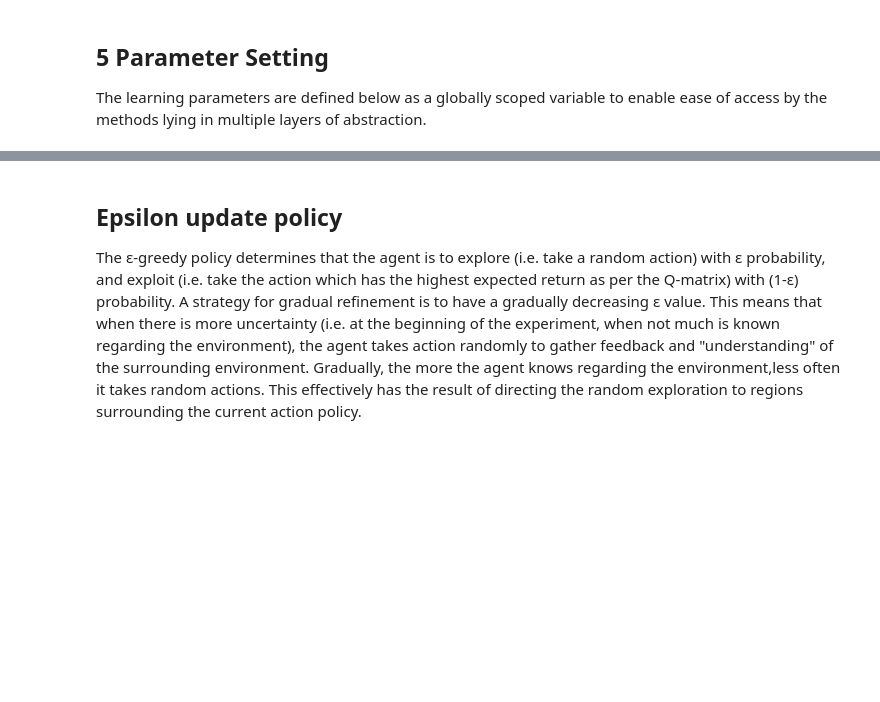
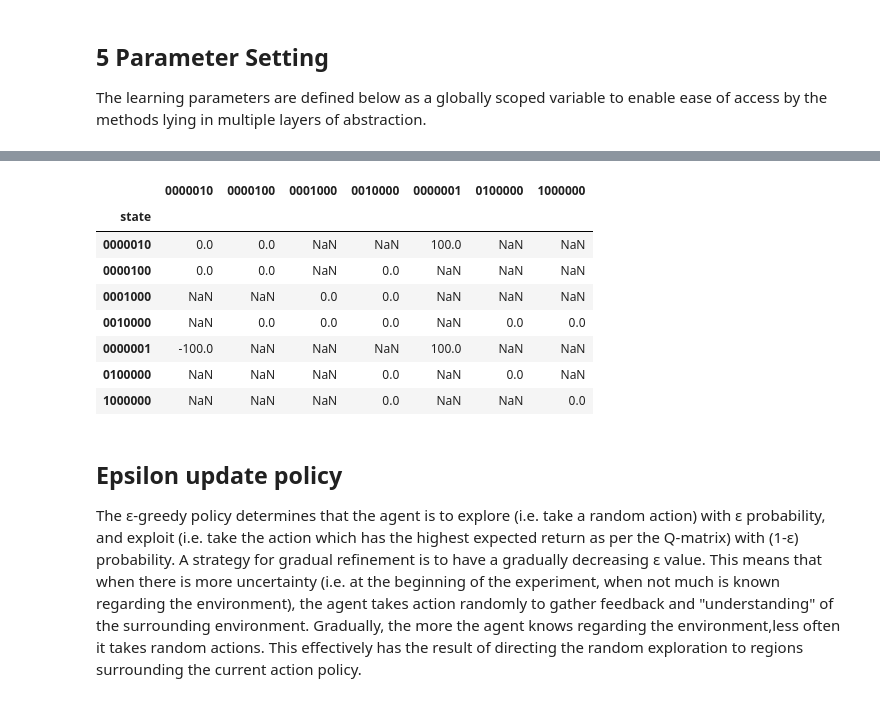
Before and after one commit to melloflavio/2019-SoftwareAgents-CW, a Jupyter notebook: Coursework.ipynb, the cells around one changed output, grey strips where cells are left out. Cells and saved outputs as stored; diff of their text form; code cells hidden in the pictures; blank space fills up the shorter version.

```diff
--- a/Coursework.ipynb
+++ b/Coursework.ipynb
@@ -230,15 +248,0 @@ For generating the R-matrix, the program simply starts with the transition matri
-# %%
-def generate_reward_matrix(agent_id, num_agents):
-    reward = EXPERIMENT['return']
-    penalty = EXPERIMENT['penalty']
-#     Start with Transistion Matrix which already has 0 for all transitions
-    reward_matrix = generate_transition_matrix(agent_id, num_agents)
-
-#     Set reward at possible transitions to terminal state
-    terminal_state = get_terminal_state(num_agents)
-    possible_origins = get_available_moves(terminal_state, agent_id) # Destinations & Origins are symmetric
-    reward_matrix.loc[terminal_state, possible_origins] = penalty # Moves going out of terminal state are penlized by 100
-    reward_matrix.loc[possible_origins, terminal_state] = reward # Moves going into terminal state are rewarded 100
-    return reward_matrix
-
-generate_reward_matrix(agent_id=1, num_agents=1)
@@ -380,0 +277,25 @@ def update_q_matrix(current_state, next_state, current_agent_id, earned_reward):
+# %%
+def generate_reward_matrix(agent_id, num_agents):
+    reward = EXPERIMENT.get('return', 100)
+    penalty = EXPERIMENT.get('penalty', -100)
+#     Start with Transistion Matrix which already has 0 for all transitions
+    reward_matrix = generate_transition_matrix(agent_id, num_agents)
+
+#     Set reward at possible transitions to terminal state
+    terminal_state = get_terminal_state(num_agents)
+    possible_origins = get_available_moves(terminal_state, agent_id) # Destinations & Origins are symmetric
+    reward_matrix.loc[terminal_state, possible_origins] = penalty # Moves going out of terminal state are penlized by 100
+    reward_matrix.loc[possible_origins, terminal_state] = reward # Moves going into terminal state are rewarded 100
+    return reward_matrix
+
+generate_reward_matrix(agent_id=1, num_agents=1)
+# %% [output]
+|  | 0000010 | 0000100 | 0001000 | 0010000 | 0000001 | 0100000 | 1000000 |
+| state |  |  |  |  |  |  |  |
+| 0000010 | 0.0 | 0.0 | NaN | NaN | 100.0 | NaN | NaN |
+| 0000100 | 0.0 | 0.0 | NaN | 0.0 | NaN | NaN | NaN |
+| 0001000 | NaN | NaN | 0.0 | 0.0 | NaN | NaN | NaN |
+| 0010000 | NaN | 0.0 | 0.0 | 0.0 | NaN | 0.0 | 0.0 |
+| 0000001 | -100.0 | NaN | NaN | NaN | 100.0 | NaN | NaN |
+| 0100000 | NaN | NaN | NaN | 0.0 | NaN | 0.0 | NaN |
+| 1000000 | NaN | NaN | NaN | 0.0 | NaN | NaN | 0.0 |
```
Also changed, not shown: parts of 61 cells of this notebook.
